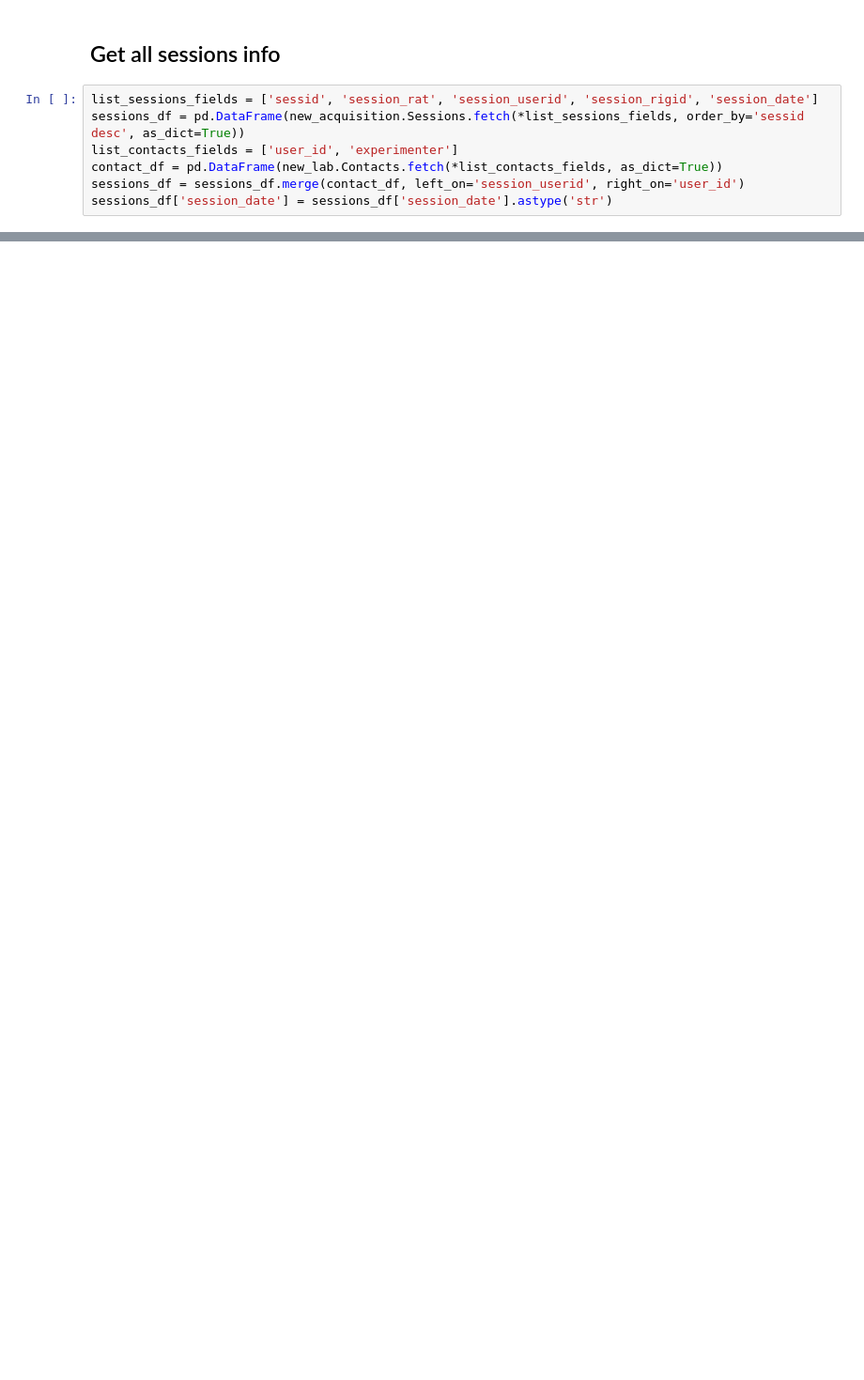
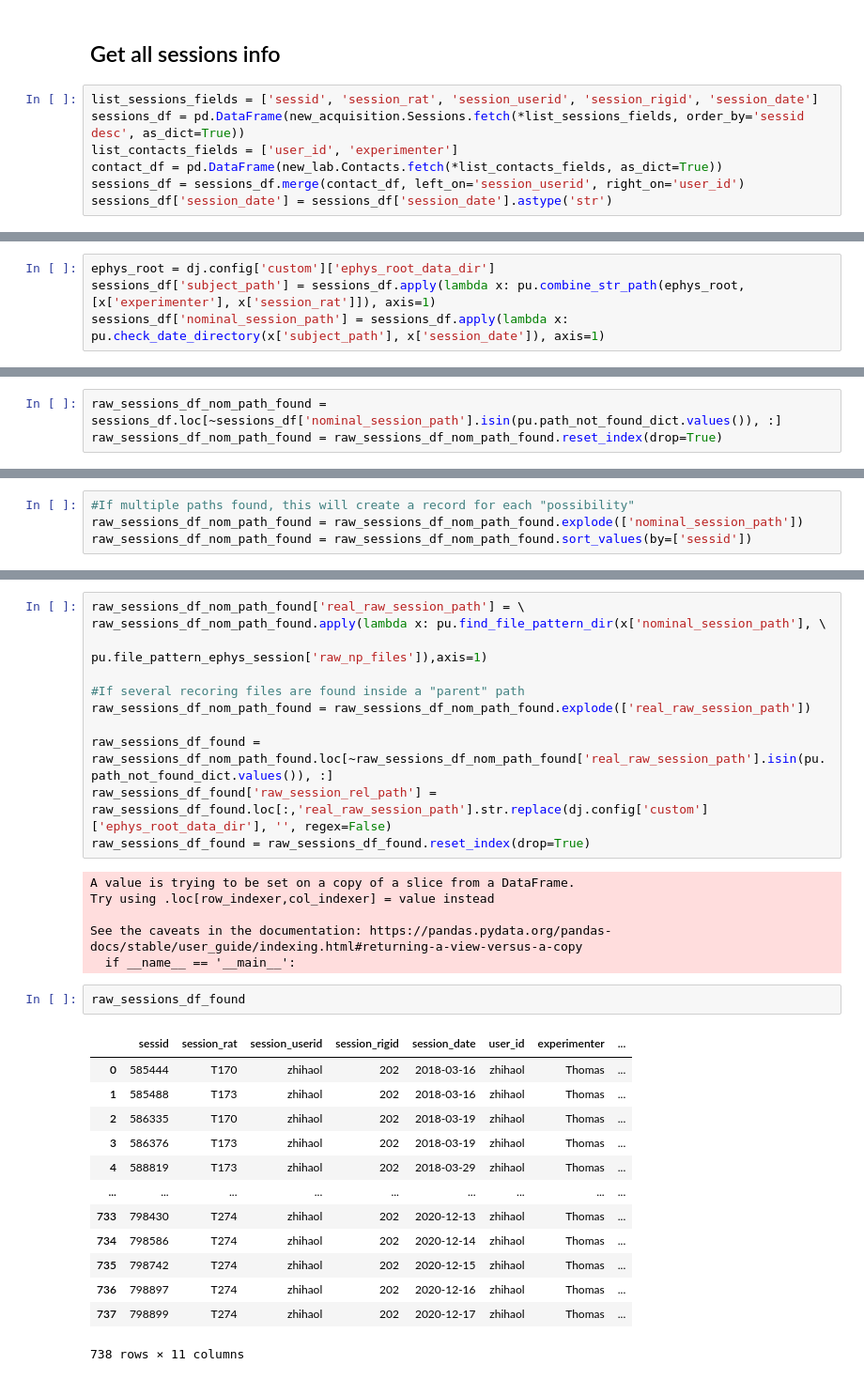
Before and after one commit to kabilar/bl_pipeline_python, a Jupyter notebook: notebooks/ingest_ephys_sessions.ipynb, the cells around one changed output, grey strips where cells are left out. Shown at 94% size. Cells and saved outputs as stored; diff of their text form; blank space fills up the shorter version.

Commit message:
Ingest PreAcquisitionSessions and AcquisitionSessions notebook

```diff
--- a/notebooks/ingest_ephys_sessions.ipynb
+++ b/notebooks/ingest_ephys_sessions.ipynb
@@ -190,0 +34,4 @@ Total: 309
+# %%
+ephys_root = dj.config['custom']['ephys_root_data_dir']
+sessions_df['subject_path'] = sessions_df.apply(lambda x: pu.combine_str_path(ephys_root, [x['experimenter'], x['session_rat']]), axis=1)
+sessions_df['nominal_session_path'] = sessions_df.apply(lambda x: pu.check_date_directory(x['subject_path'], x['session_date']), axis=1)
@@ -190,0 +40,3 @@ Total: 309
+# %%
+raw_sessions_df_nom_path_found = sessions_df.loc[~sessions_df['nominal_session_path'].isin(pu.path_not_found_dict.values()), :]
+raw_sessions_df_nom_path_found = raw_sessions_df_nom_path_found.reset_index(drop=True)
@@ -190,0 +45,4 @@ Total: 309
+# %%
+#If multiple paths found, this will create a record for each "possibility"
+raw_sessions_df_nom_path_found = raw_sessions_df_nom_path_found.explode(['nominal_session_path'])
+raw_sessions_df_nom_path_found = raw_sessions_df_nom_path_found.sort_values(by=['sessid'])
@@ -190,0 +51,33 @@ Total: 309
+# %%
+raw_sessions_df_nom_path_found['real_raw_session_path'] = \
+raw_sessions_df_nom_path_found.apply(lambda x: pu.find_file_pattern_dir(x['nominal_session_path'], \
+                                                                         pu.file_pattern_ephys_session['raw_np_files']),axis=1)
+
+#If several recoring files are found inside a "parent" path
+raw_sessions_df_nom_path_found = raw_sessions_df_nom_path_found.explode(['real_raw_session_path'])
+
+raw_sessions_df_found = raw_sessions_df_nom_path_found.loc[~raw_sessions_df_nom_path_found['real_raw_session_path'].isin(pu.path_not_found_dict.values()), :]
+raw_sessions_df_found['raw_session_rel_path'] = raw_sessions_df_found.loc[:,'real_raw_session_path'].str.replace(dj.config['custom']['ephys_root_data_dir'], '', regex=False)
+raw_sessions_df_found = raw_sessions_df_found.reset_index(drop=True)
+# %% [output]
+A value is trying to be set on a copy of a slice from a DataFrame.
+Try using .loc[row_indexer,col_indexer] = value instead
+
+See the caveats in the documentation: https://pandas.pydata.org/pandas-docs/stable/user_guide/indexing.html#returning-a-view-versus-a-copy
+  if __name__ == '__main__':
+# %%
+raw_sessions_df_found
+# %% [output]
+|  | sessid | session_rat | session_userid | session_rigid | session_date | user_id | experimenter | ... |
+| 0 | 585444 | T170 | zhihaol | 202 | 2018-03-16 | zhihaol | Thomas | ... |
+| 1 | 585488 | T173 | zhihaol | 202 | 2018-03-16 | zhihaol | Thomas | ... |
+| 2 | 586335 | T170 | zhihaol | 202 | 2018-03-19 | zhihaol | Thomas | ... |
+| 3 | 586376 | T173 | zhihaol | 202 | 2018-03-19 | zhihaol | Thomas | ... |
+| 4 | 588819 | T173 | zhihaol | 202 | 2018-03-29 | zhihaol | Thomas | ... |
+| ... | ... | ... | ... | ... | ... | ... | ... | ... |
+| 733 | 798430 | T274 | zhihaol | 202 | 2020-12-13 | zhihaol | Thomas | ... |
+| 734 | 798586 | T274 | zhihaol | 202 | 2020-12-14 | zhihaol | Thomas | ... |
+| 735 | 798742 | T274 | zhihaol | 202 | 2020-12-15 | zhihaol | Thomas | ... |
+| 736 | 798897 | T274 | zhihaol | 202 | 2020-12-16 | zhihaol | Thomas | ... |
+| 737 | 798899 | T274 | zhihaol | 202 | 2020-12-17 | zhihaol | Thomas | ... |
+738 rows × 11 columns
```
Also changed, not shown: parts of 49 cells of this notebook, 2 other files.
